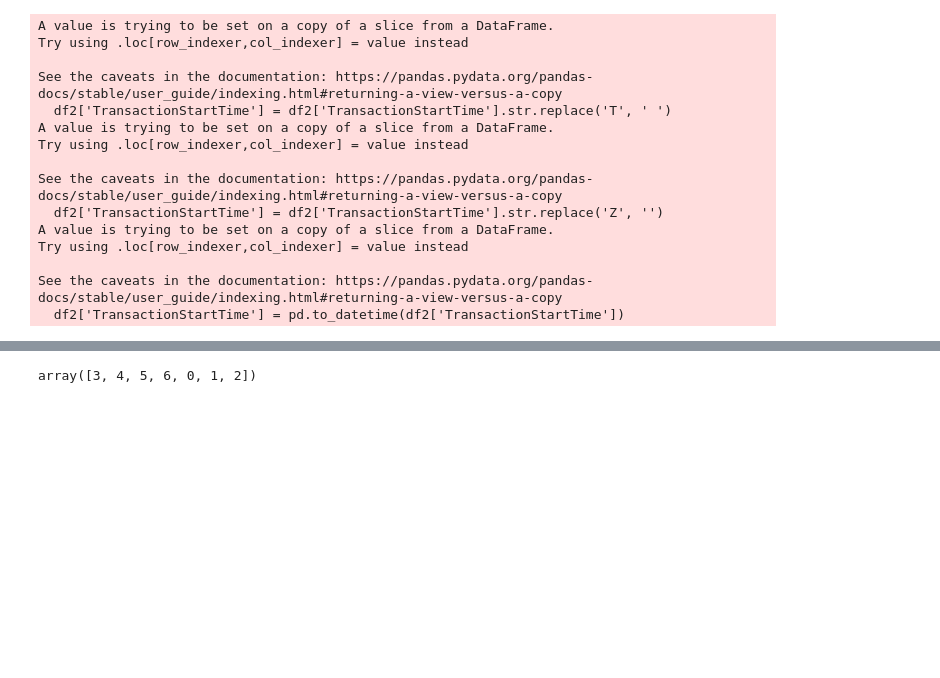
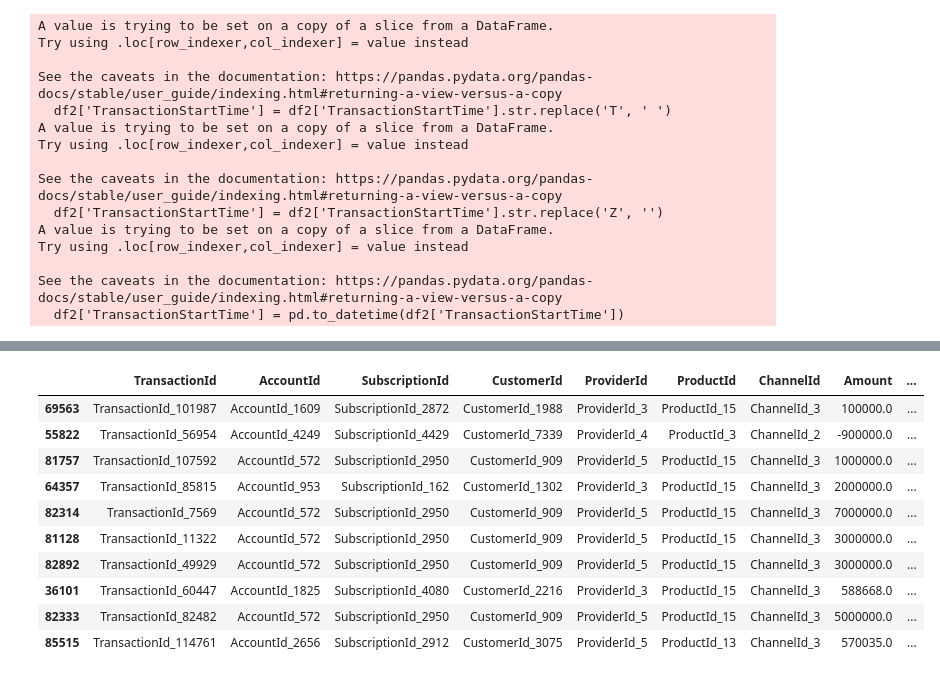
Before and after one commit to Paulvinc/Xente-Fraud-Detection, a Jupyter notebook: ELDIN.ipynb, the cells around one changed output, grey strips where cells are left out. Cells and saved outputs as stored; diff of their text form; code cells hidden in the pictures; blank space fills up the shorter version.

```diff
--- a/ELDIN.ipynb
+++ b/ELDIN.ipynb
@@ -265,7 +280,7 @@ memory usage: 11.7+ MB
 ## --> Removing redundant columns
 # %%
 # Remove these columns:
-drop_lst = ['BatchId', 'CurrencyCode', 'CountryCode', 'ProductCategory', 'Amount']
+drop_lst = ['BatchId', 'CurrencyCode', 'CountryCode', 'ProductCategory', 'Value']
 # we would like to consider all variables except the ones mentioned above
 remaining_features = [x for x in df.columns if x not in drop_lst]
 df2 = df[remaining_features]
@@ -335,12 +362,13 @@ dtypes: datetime64[ns](1), int64(3), object(7)
 memory usage: 8.0+ MB
 # %%
 # introducing columns for year, month, day, hour, minute, seconds, week and weekday
-df2['Year'] = df2['TransactionStartTime'].dt.year
-df2['Month'] = df2['TransactionStartTime'].dt.month
-df2['Day'] = df2['TransactionStartTime'].dt.day
+#df2['Year'] = df2['TransactionStartTime'].dt.year
+#df2['Month'] = df2['TransactionStartTime'].dt.month
+#df2['Day'] = df2['TransactionStartTime'].dt.day
 df2['Hour'] = df2['TransactionStartTime'].dt.hour
-df2['Minute'] = df2['TransactionStartTime'].dt.minute
+#df2['Minute'] = df2['TransactionStartTime'].dt.minute
 df2['Seconds'] = df2['TransactionStartTime'].dt.second
-df2['week'] = df2['TransactionStartTime'].dt.week
-df2['weekday'] = df2['TransactionStartTime'].dt.weekday
+#df2['week'] = df2['TransactionStartTime'].dt.week
+df2['Weekday'] = df2['TransactionStartTime'].dt.weekday
+df2.drop('TransactionStartTime', axis = 1, inplace = True)
 # %% [output]
@@ -387,4 +417,16 @@ memory usage: 13.9+ MB
-# %%
-df2.weekday.unique()
-# %% [output]
-array([3, 4, 5, 6, 0, 1, 2])
+# %%
+df_fraud=df2[df2['FraudResult'] == 1]
+df_safe=df2[df2['FraudResult'] == 0]
+df_fraud.sort_values('Seconds', ascending=False).head(10)
+# %% [output]
+|  | TransactionId | AccountId | SubscriptionId | CustomerId | ProviderId | ProductId | ChannelId | Amount | ... |
+| 69563 | TransactionId_101987 | AccountId_1609 | SubscriptionId_2872 | CustomerId_1988 | ProviderId_3 | ProductId_15 | ChannelId_3 | 100000.0 | ... |
+| 55822 | TransactionId_56954 | AccountId_4249 | SubscriptionId_4429 | CustomerId_7339 | ProviderId_4 | ProductId_3 | ChannelId_2 | -900000.0 | ... |
+| 81757 | TransactionId_107592 | AccountId_572 | SubscriptionId_2950 | CustomerId_909 | ProviderId_5 | ProductId_15 | ChannelId_3 | 1000000.0 | ... |
+| 64357 | TransactionId_85815 | AccountId_953 | SubscriptionId_162 | CustomerId_1302 | ProviderId_3 | ProductId_15 | ChannelId_3 | 2000000.0 | ... |
+| 82314 | TransactionId_7569 | AccountId_572 | SubscriptionId_2950 | CustomerId_909 | ProviderId_5 | ProductId_15 | ChannelId_3 | 7000000.0 | ... |
+| 81128 | TransactionId_11322 | AccountId_572 | SubscriptionId_2950 | CustomerId_909 | ProviderId_5 | ProductId_15 | ChannelId_3 | 3000000.0 | ... |
+| 82892 | TransactionId_49929 | AccountId_572 | SubscriptionId_2950 | CustomerId_909 | ProviderId_5 | ProductId_15 | ChannelId_3 | 3000000.0 | ... |
+| 36101 | TransactionId_60447 | AccountId_1825 | SubscriptionId_4080 | CustomerId_2216 | ProviderId_3 | ProductId_15 | ChannelId_3 | 588668.0 | ... |
+| 82333 | TransactionId_82482 | AccountId_572 | SubscriptionId_2950 | CustomerId_909 | ProviderId_5 | ProductId_15 | ChannelId_3 | 5000000.0 | ... |
+| 85515 | TransactionId_114761 | AccountId_2656 | SubscriptionId_2912 | CustomerId_3075 | ProviderId_5 | ProductId_13 | ChannelId_3 | 570035.0 | ... |
```
Also changed, not shown: parts of 18 cells of this notebook, 1 other file.
